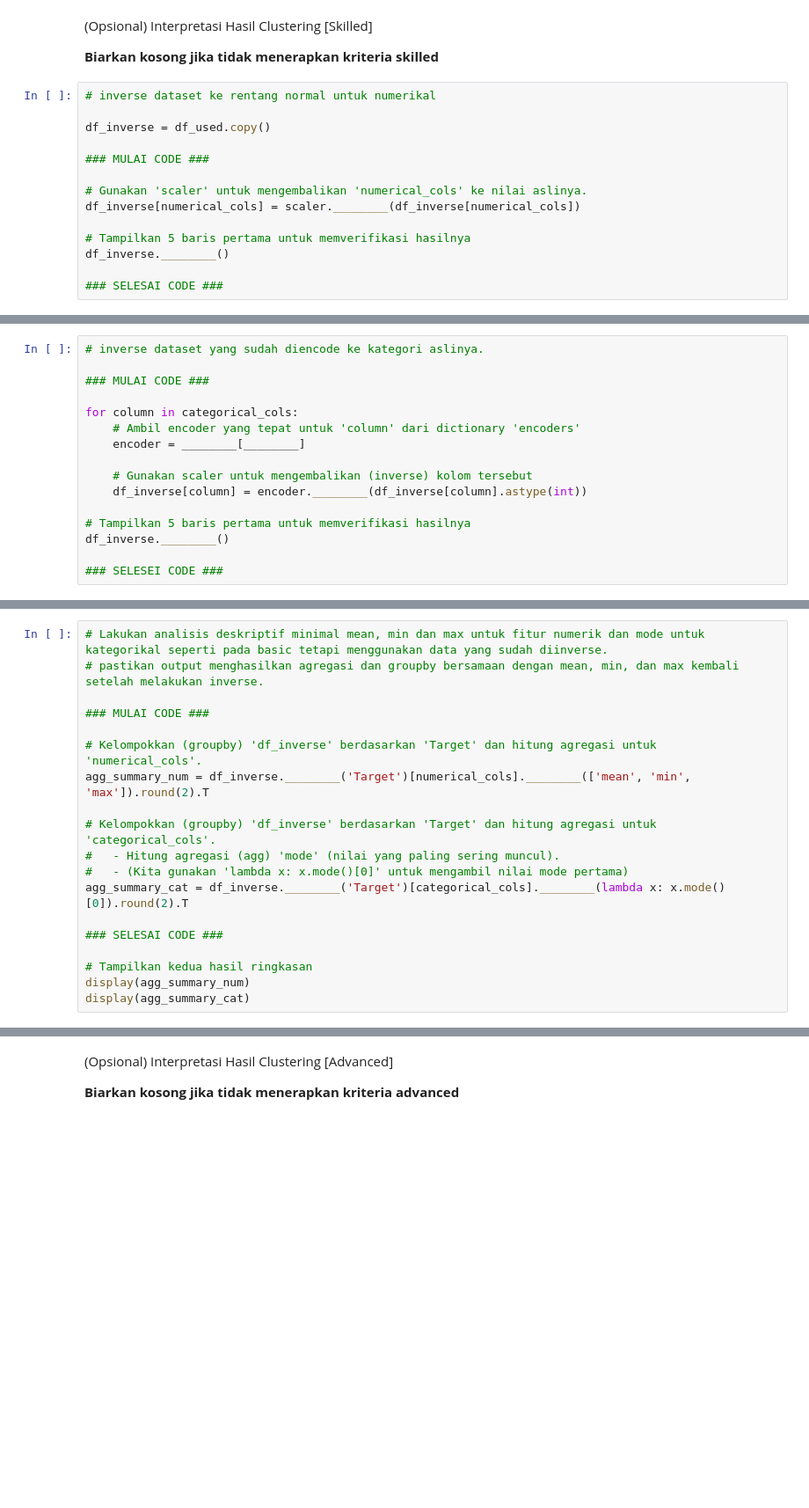
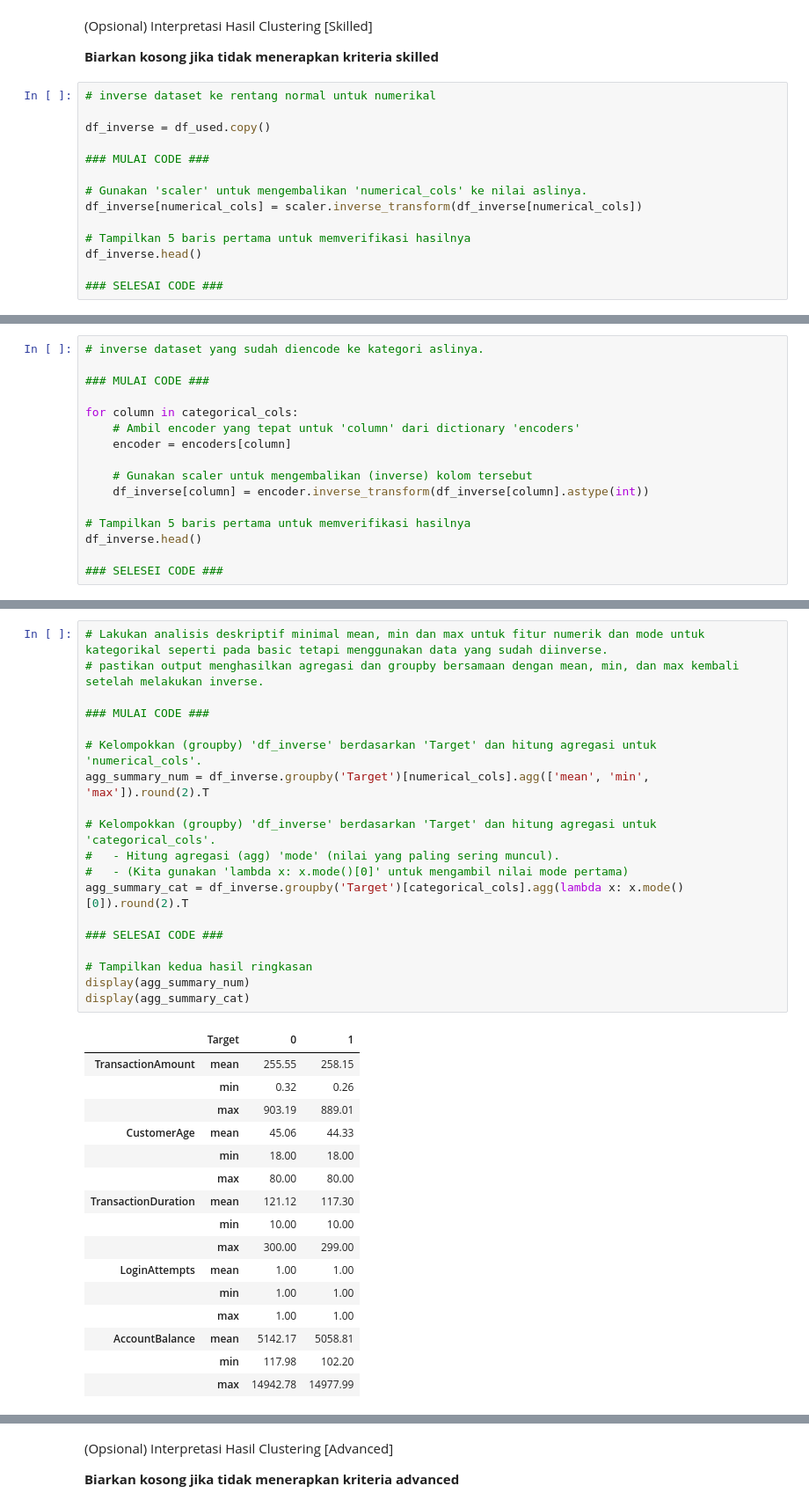
Before and after one commit to asyzyni/Bank-Transaction-Dataset-for-Fraud-Detection, a Jupyter notebook: [Clustering]_Submission_Akhir_BMLP_Your_Name.ipynb, the cells around one changed output, grey strips where cells are left out. Shown at 88% size. Drawn from its saved outputs; the diff is of its cells as text; blank space fills up the shorter version.

```diff
--- a/[Clustering]_Submission_Akhir_BMLP_Your_Name.ipynb
+++ b/[Clustering]_Submission_Akhir_BMLP_Your_Name.ipynb
@@ -844,9 +849,9 @@ df_inverse = df_used.copy()
 ### MULAI CODE ###
 
 # Gunakan 'scaler' untuk mengembalikan 'numerical_cols' ke nilai aslinya.
-df_inverse[numerical_cols] = scaler.________(df_inverse[numerical_cols])
+df_inverse[numerical_cols] = scaler.inverse_transform(df_inverse[numerical_cols])
 
 # Tampilkan 5 baris pertama untuk memverifikasi hasilnya
-df_inverse.________()
+df_inverse.head()
 
 ### SELESAI CODE ###
@@ -857,12 +869,12 @@ df_inverse.________()
 
 for column in categorical_cols:
     # Ambil encoder yang tepat untuk 'column' dari dictionary 'encoders'
-    encoder = ________[________]
+    encoder = encoders[column]
 
     # Gunakan scaler untuk mengembalikan (inverse) kolom tersebut
-    df_inverse[column] = encoder.________(df_inverse[column].astype(int))
+    df_inverse[column] = encoder.inverse_transform(df_inverse[column].astype(int))
 
 # Tampilkan 5 baris pertama untuk memverifikasi hasilnya
-df_inverse.________()
+df_inverse.head()
 
 ### SELESEI CODE ###
@@ -869,19 +888,36 @@ df_inverse.________()
 # %%
 # Lakukan analisis deskriptif minimal mean, min dan max untuk fitur numerik dan mode untuk kategorikal seperti pada basic tetapi menggunakan data yang sudah diinverse.
 # pastikan output menghasilkan agregasi dan groupby bersamaan dengan mean, min, dan max kembali setelah melakukan inverse.
 
 ### MULAI CODE ###
 
 # Kelompokkan (groupby) 'df_inverse' berdasarkan 'Target' dan hitung agregasi untuk 'numerical_cols'.
-agg_summary_num = df_inverse.________('Target')[numerical_cols].________(['mean', 'min', 'max']).round(2).T
+agg_summary_num = df_inverse.groupby('Target')[numerical_cols].agg(['mean', 'min', 'max']).round(2).T
 
 # Kelompokkan (groupby) 'df_inverse' berdasarkan 'Target' dan hitung agregasi untuk 'categorical_cols'.
 #   - Hitung agregasi (agg) 'mode' (nilai yang paling sering muncul).
 #   - (Kita gunakan 'lambda x: x.mode()[0]' untuk mengambil nilai mode pertama)
-agg_summary_cat = df_inverse.________('Target')[categorical_cols].________(lambda x: x.mode()[0]).round(2).T
+agg_summary_cat = df_inverse.groupby('Target')[categorical_cols].agg(lambda x: x.mode()[0]).round(2).T
 
 ### SELESAI CODE ###
 
 # Tampilkan kedua hasil ringkasan
 display(agg_summary_num)
 display(agg_summary_cat)
+# %% [output]
+|  | Target | 0 | 1 |
+| TransactionAmount | mean | 255.55 | 258.15 |
+|  | min | 0.32 | 0.26 |
+|  | max | 903.19 | 889.01 |
+| CustomerAge | mean | 45.06 | 44.33 |
+|  | min | 18.00 | 18.00 |
+|  | max | 80.00 | 80.00 |
+| TransactionDuration | mean | 121.12 | 117.30 |
+|  | min | 10.00 | 10.00 |
+|  | max | 300.00 | 299.00 |
+| LoginAttempts | mean | 1.00 | 1.00 |
+|  | min | 1.00 | 1.00 |
+|  | max | 1.00 | 1.00 |
+| AccountBalance | mean | 5142.17 | 5058.81 |
+|  | min | 117.98 | 102.20 |
+|  | max | 14942.78 | 14977.99 |
```
Also changed, not shown: parts of 17 cells of this notebook, 3 other files.
